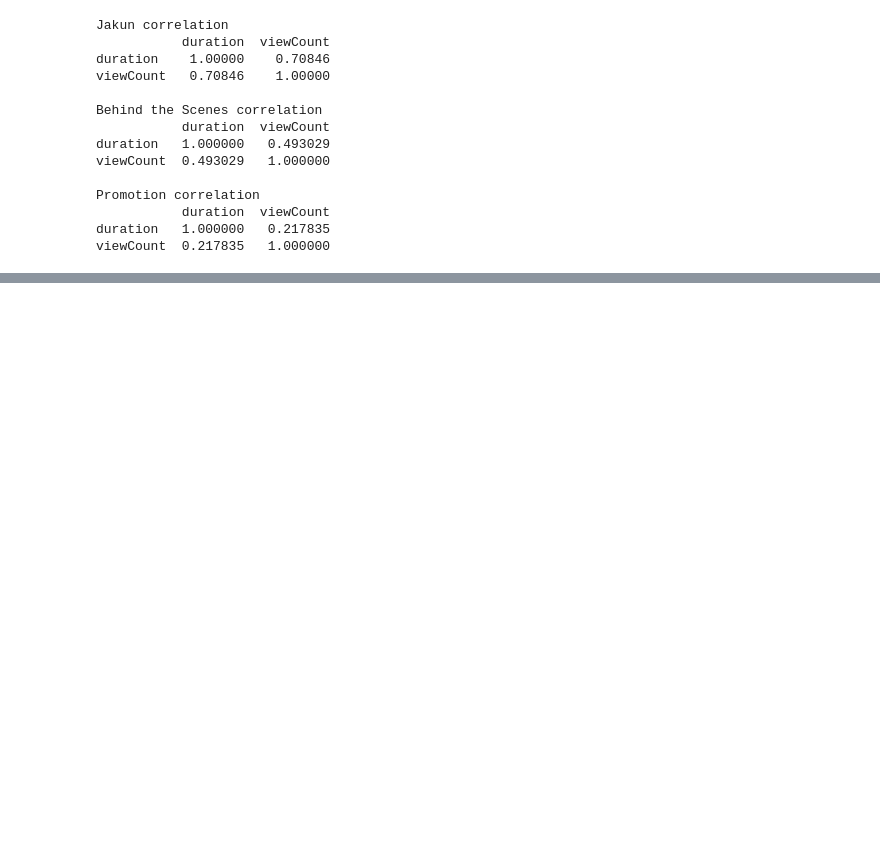
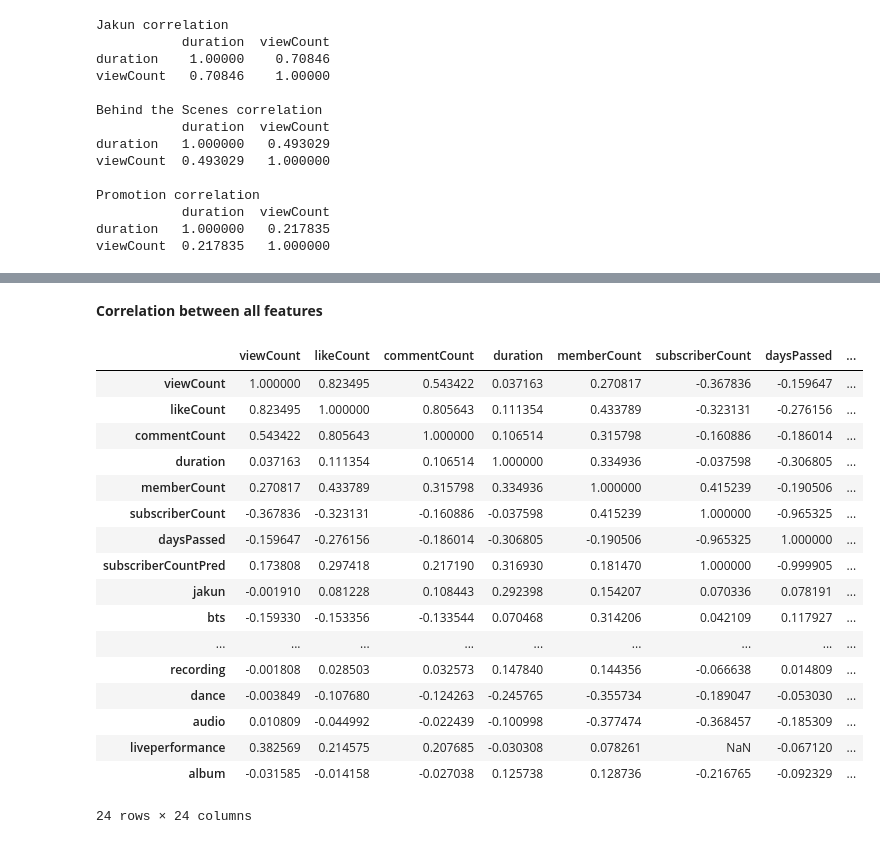
Before and after one commit to clara8043/kpop_youtube_views, a Jupyter notebook: views_analysis_modelling.ipynb, the cells around one changed output, grey strips where cells are left out. Cells and saved outputs as stored; diff of their text form; code cells hidden in the pictures; blank space fills up the shorter version.

```diff
--- a/views_analysis_modelling.ipynb
+++ b/views_analysis_modelling.ipynb
@@ -256,0 +298,23 @@ viewCount  0.217835   1.000000
+# %% [markdown]
+**Correlation between all features**
+# %%
+df.corr()
+# %% [output]
+|  | viewCount | likeCount | commentCount | duration | memberCount | subscriberCount | daysPassed | ... |
+| viewCount | 1.000000 | 0.823495 | 0.543422 | 0.037163 | 0.270817 | -0.367836 | -0.159647 | ... |
+| likeCount | 0.823495 | 1.000000 | 0.805643 | 0.111354 | 0.433789 | -0.323131 | -0.276156 | ... |
+| commentCount | 0.543422 | 0.805643 | 1.000000 | 0.106514 | 0.315798 | -0.160886 | -0.186014 | ... |
+| duration | 0.037163 | 0.111354 | 0.106514 | 1.000000 | 0.334936 | -0.037598 | -0.306805 | ... |
+| memberCount | 0.270817 | 0.433789 | 0.315798 | 0.334936 | 1.000000 | 0.415239 | -0.190506 | ... |
+| subscriberCount | -0.367836 | -0.323131 | -0.160886 | -0.037598 | 0.415239 | 1.000000 | -0.965325 | ... |
+| daysPassed | -0.159647 | -0.276156 | -0.186014 | -0.306805 | -0.190506 | -0.965325 | 1.000000 | ... |
+| subscriberCountPred | 0.173808 | 0.297418 | 0.217190 | 0.316930 | 0.181470 | 1.000000 | -0.999905 | ... |
+| jakun | -0.001910 | 0.081228 | 0.108443 | 0.292398 | 0.154207 | 0.070336 | 0.078191 | ... |
+| bts | -0.159330 | -0.153356 | -0.133544 | 0.070468 | 0.314206 | 0.042109 | 0.117927 | ... |
+| ... | ... | ... | ... | ... | ... | ... | ... | ... |
+| recording | -0.001808 | 0.028503 | 0.032573 | 0.147840 | 0.144356 | -0.066638 | 0.014809 | ... |
+| dance | -0.003849 | -0.107680 | -0.124263 | -0.245765 | -0.355734 | -0.189047 | -0.053030 | ... |
+| audio | 0.010809 | -0.044992 | -0.022439 | -0.100998 | -0.377474 | -0.368457 | -0.185309 | ... |
+| liveperformance | 0.382569 | 0.214575 | 0.207685 | -0.030308 | 0.078261 | NaN | -0.067120 | ... |
+| album | -0.031585 | -0.014158 | -0.027038 | 0.125738 | 0.128736 | -0.216765 | -0.092329 | ... |
+24 rows × 24 columns
```
Also changed, not shown: parts of 9 cells of this notebook.
